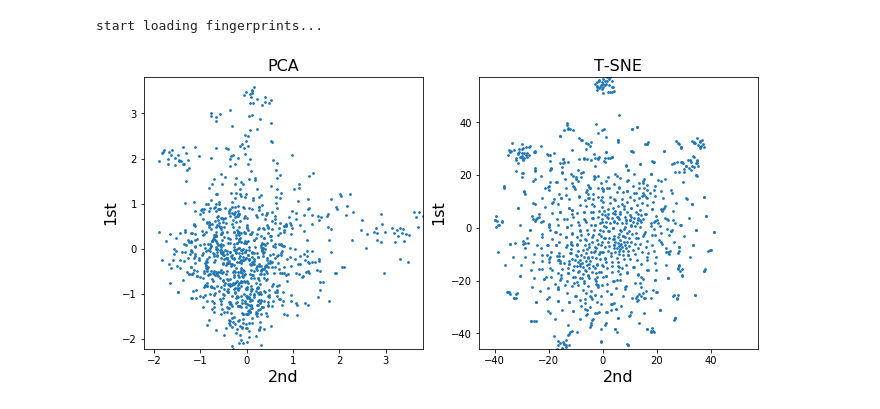
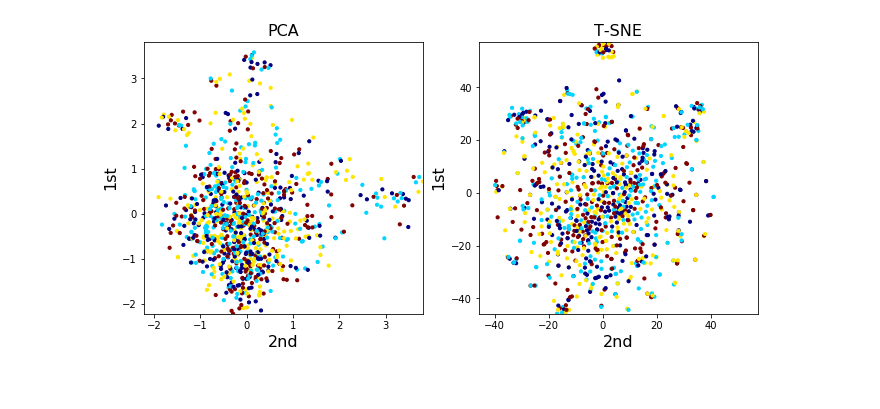
Before and after one commit to puttak/cheminfo, a Jupyter notebook: clustering.ipynb, the cells around one changed output. Saved outputs shown, nothing was run; the diff lists cells and outputs as text; code cells hidden in the pictures.

```diff
--- a/clustering.ipynb
+++ b/clustering.ipynb
@@ -1,15 +1,18 @@
 # %%
 #Incorporated from https://github.com/Mishima-syk/py4chemoinformatics/blob/master/ch08_visualization.asciidoc
-
+#https://stackoverflow.com/questions/28033046/matplotlib-scatter-color-by-categorical-factors
 import numpy as np
 import pandas as pd
 from sklearn.decomposition import PCA
 from sklearn.manifold import TSNE
 import os
+import random
 
-print("start loading fingerprints...")
 x= np.loadtxt("rt_datasets_ecfp4_descriptors_x.csv",delimiter=',', dtype='int8')[0:1000,:]
 x_input = x[:,1:]
+
+#Generate label paramters
+y_label = [random.randint(1,4) for _ in range(1000)]
 
 #Caculate PCA
 pca = PCA(n_components=2)
@@ -19,35 +22,34 @@ pca_values.columns = ["PCA1", "PCA2"]
 
 #Caculate T-SNE
 tsne = TSNE(n_components=2, random_state=0)
 tx = tsne.fit_transform(x_input)
 tsne_values = pd.DataFrame(tx)
 tsne_values.columns = ["PCA1", "PCA2"]
 
 import matplotlib.pyplot as plt
 %matplotlib inline
 
-def plot_pca_tsne(pca_1, pca_2,tsne_1, tsne_2):
+def plot_pca_tsne(pca_1, pca_2,tsne_1, tsne_2, y_label):
 
     def _plot_pca_tsne(value_1, value_2, title):
         lim = (min(value_1.min(), value_2.min()),
                max(value_1.max(), value_2.max()))
-        plt.scatter(value_2, value_1, s=3)
+        plt.scatter(value_2, value_1, s=10, c=y_label, cmap=plt.get_cmap('jet'))
         #plt.plot(lim, lim, c='red', alpha=0.5)
         plt.xlim(lim)
         plt.ylim(lim)
         plt.xlabel('2nd', fontsize=16)
         plt.ylabel('1st', fontsize=16)
         plt.title(title, fontsize=16)
 
     plt.figure(figsize=(11, 5))
     plt.subplot(1, 2, 1)
     _plot_pca_tsne(pca_1, pca_2, "PCA")
     plt.subplot(1, 2, 2)
     _plot_pca_tsne(tsne_1, tsne_2, "T-SNE")
 
-plot_pca_tsne(pca_values.iloc[:,0],pca_values.iloc[:,1], tsne_values.iloc[:,0],tsne_values.iloc[:,1])
+plot_pca_tsne(pca_values.iloc[:,0],pca_values.iloc[:,1], tsne_values.iloc[:,0],tsne_values.iloc[:,1], y_label)
 
 #Work on generating inteactive plots of chemical space and color the project name.
 # %% [output]
-start loading fingerprints...
-[figure, old version]
+[figure, new version]
```
